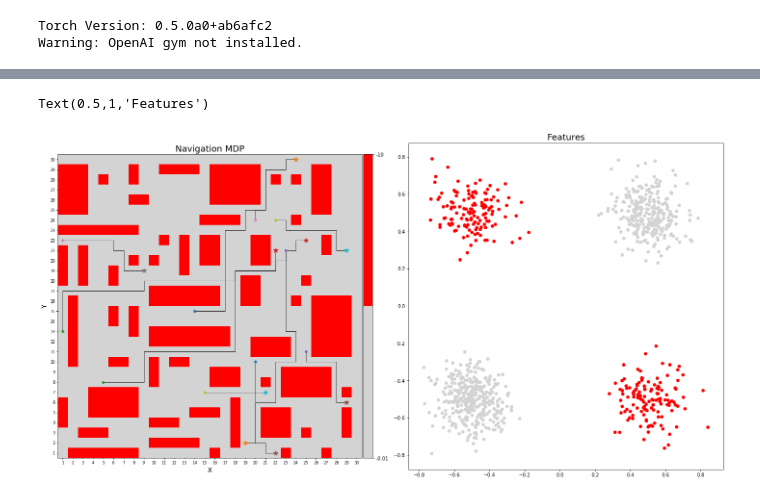
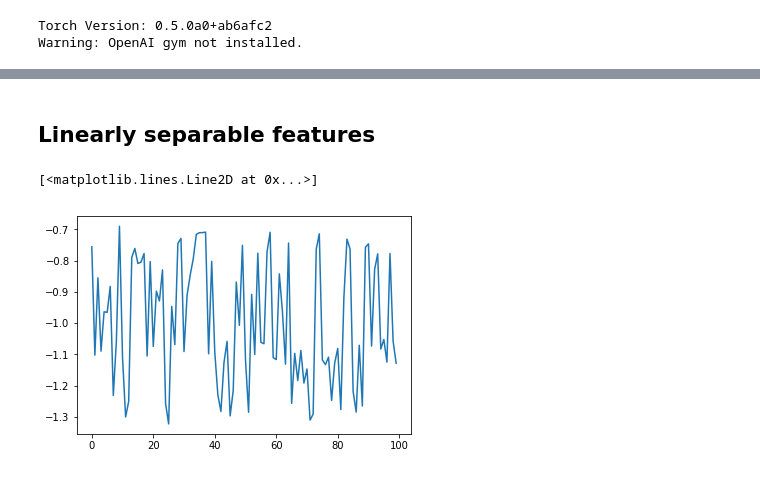
Before and after one commit to yrevar/InverseRL, a Jupyter notebook: Environments/NavigationGridWorld/NavigationGridWorld_NonLinearFeatures.ipynb, the cells around one changed output, grey strips where cells are left out. Cells and saved outputs as stored; diff of their text form; code cells hidden in the pictures.

```diff
--- a/Environments/NavigationGridWorld/NavigationGridWorld_NonLinearFeatures.ipynb
+++ b/Environments/NavigationGridWorld/NavigationGridWorld_NonLinearFeatures.ipynb
@@ -430,19 +584,28 @@ Couldn't find space for more obstacles. Generated: 53
-# %%
-fig = plt.figure(figsize=(20,10))
-colors = ["lightgrey", "red"]
-ax = fig.add_subplot("121")
-fig, ax = nvmdp.visualize_grid(trajectories=traj_list,
-                     state_space_cmap=True,
-                     show_rewards_colorbar = True,
-                     cmap=plt.cm.Reds_r,
-                     show_colorbar=True,
-                     init_marker=".",
-                     end_marker="*", fig=fig, ax=ax, plot=False)
-
-ax = fig.add_subplot("122")
-plt.scatter(phi[:,0], phi[:,1], c=[colors[s] for s in state_ids])
-plt.tight_layout()
-plt.title("Features")
-# %% [output]
-Text(0.5,1,'Features')
-[figure, removed]
+# %%
+def states_generator(trajectory):
+    return S
+
+def dynamics_generator(trajectory):
+    return T
+
+# Linear features
+class LinearRewardModel_Tanh(nn.Module):
+
+    def __init__(self, phi_dim):
+        super().__init__()
+        self.w = nn.Linear(phi_dim, 1, bias=True)
+        self.tanh = nn.Tanh()
+
+    def forward(self, phi):
+        return self.tanh(self.w(phi)) - 1.1 # Force R to be non-positive
+
+
+class LinearRewardModel_ReLU(nn.Module):
+
+    def __init__(self, phi_dim):
+        super().__init__()
+        self.w = nn.Linear(phi_dim, 1, bias=True)
+        self.relu = nn.ReLU()
+
+    def forward(self, phi):
+        return -self.relu(-self.w(phi)) - 0.1 # Force R to be non-positive
@@ -448,0 +665,19 @@ Text(0.5,1,'Features')
+# %% [markdown]
+## Linearly separable features
+# %%
+lr, weight_decay = 0.1, 1e-3
+phi_dim = len(phi_fn(S[0]))
+gamma = 0.95
+n_vi_iters = 30
+n_mlirl_iters = 10
+temperature = 0.1
+
+R_model_tanh = LinearRewardModel_Tanh(phi_dim)
+R_model_relu = LinearRewardModel_ReLU(phi_dim)
+# %%
+R = [R_model_tanh(phi_fn(s)).type(torch.float32).item() for s in states_generator(trajectories[0])]
+# %%
+plt.plot(R)
+# %% [output]
+[<matplotlib.lines.Line2D at 0x...>]
+[figure, added]
```
Also changed, not shown: parts of 27 cells of this notebook, 18 other files.
